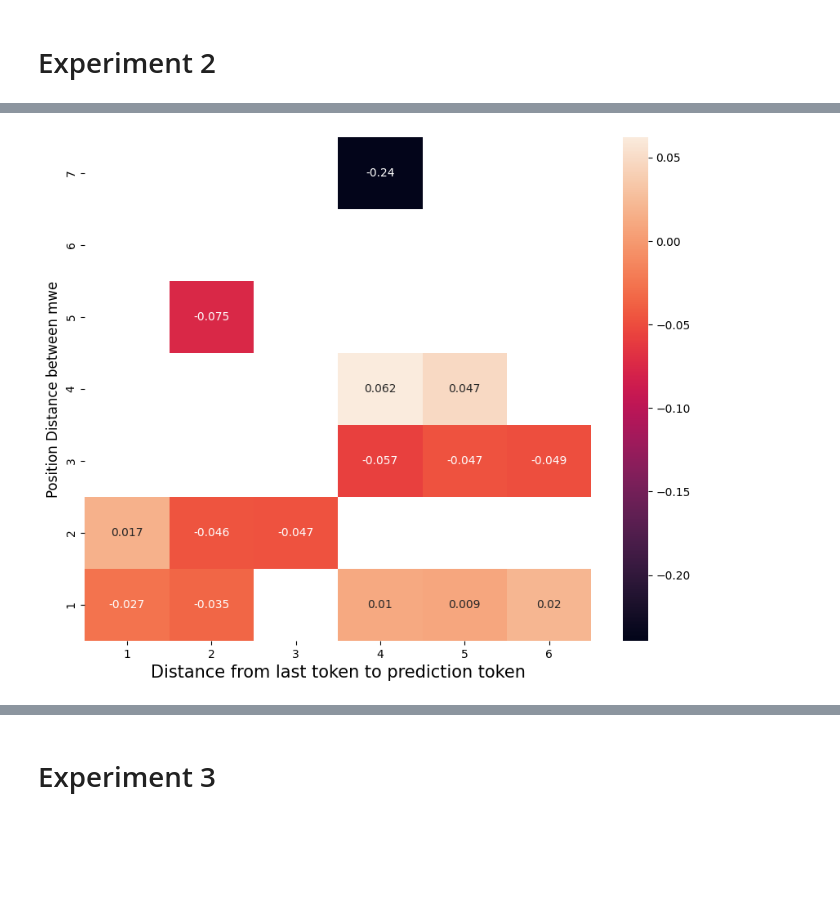
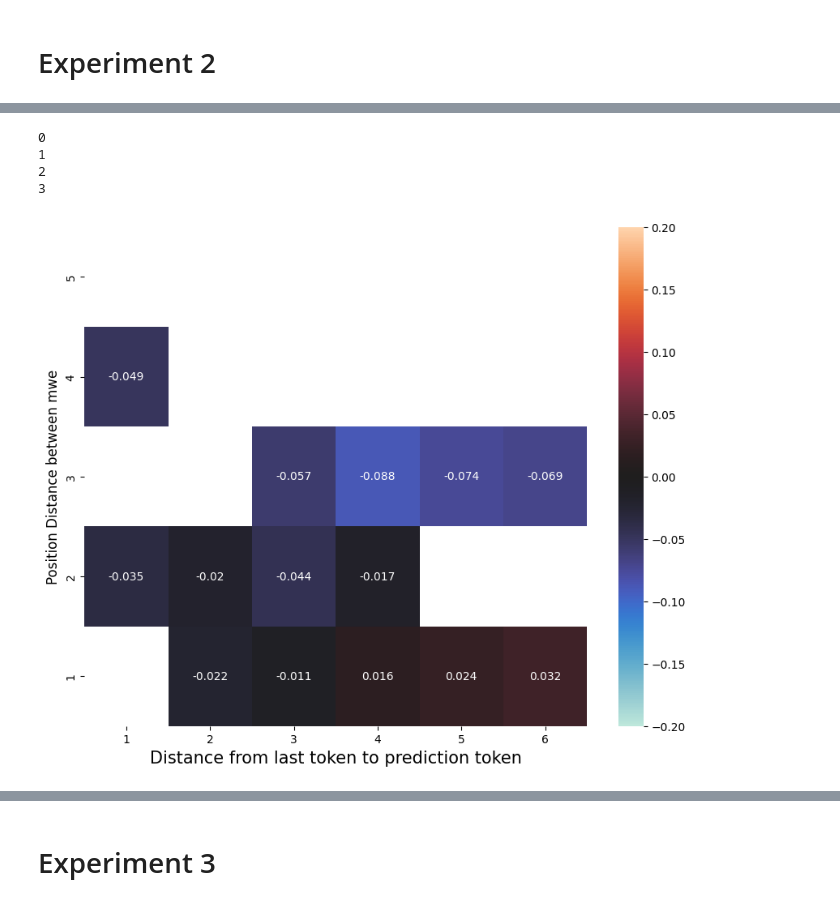
Before and after one commit to divyanshsinghvi/ShapleyInteraction4Structure, a Jupyter notebook: final/plots.ipynb, the cells around one changed output, grey strips where cells are left out. Drawn from its saved outputs; the diff is of its cells as text; code cells hidden in the pictures; blank space fills up the shorter version.

```diff
--- a/final/plots.ipynb
+++ b/final/plots.ipynb
@@ -127,0 +107,10 @@ if load_avg:
+# %%
+version = 100
+load_avg = True
+method = 1
+# %%
+
+weak_path = f'weak_mwe_gpt{version}.pkl'
+weak_df = f_df(weak_path, method).drop(columns = ['ignore'])
+weak_df = weak_df[weak_df['rem'] >= 50].copy()
+display(weak_df)
@@ -128,8 +176,12 @@ if load_avg:
 # %%
+# Remove tokens which are part of same words.
+#
 import pandas as pd
 ap = []
 for i in [0, 1, 2, 3]:
-    abc = pd.read_pickle(f'../mwe_tagger/gpt_gpt.pkl_{i}')
+    print(i)
+    abc = pd.read_pickle(f'../mwe_tagger/gpt_gpt.pkl_{i}').drop(columns = ['sentence', 'd', 'toks', 'tags', '_', '~', 'lemmas', 'tokens', 'sent',
+       'syntactic_distance_idx', 'tokens_to_map', 'token_map', 'token_map_dict', 'weak_mwe', 'strong_mwe'])
     def foo(x):
         g = {}
         for tup, val in x.items():
@@ -142,50 +194,58 @@ for i in [0, 1, 2, 3]:
     ab = abc.reset_index().rename(columns = {'index':'row_number'})
     ap.append(weak_df.merge(ab[['row_number', 'syntactic_distance_idx_mapped']], on = ['row_number']))
 
-# for i in [0, 1, 2, 3]:
-#     abc = pd.read_pickle(f'../mwe_tagger/gpt_gpt.pkl_{i}')
-#     ab = abc.reset_index().rename(columns = {'index':'row_number'})
-#     ap.append(weak_df.merge(ab[['row_number', 'syntactic_distance_idx_mapped']], on = ['row_number']))
-
 
 ap = pd.concat(ap)
 ap['syntactic_distance_idx_mapped'] = ap[['syntactic_distance_idx_mapped', 'first_token', 'second_token']].apply(lambda x : x['syntactic_distance_idx_mapped'].get((x['first_token'], x['second_token']), -100), axis=1)
+# %% [output]
+0
+1
+2
+3
 # %%
 import numpy as np
 zp = ap.copy()
+zp['ct'] = zp.groupby(['posdis', 'min_dist', 'syntactic_distance_idx_mapped'])['tensor'].transform(lambda x : x.count())
+zp = zp[zp['ct']>50]
 zp = zp[zp['syntactic_distance_idx_mapped']>0]
 zp = zp[zp['syntactic_distance_idx_mapped']<=6]
+zp['diff_syn'] = zp.groupby(['posdis', 'min_dist'])['syntactic_distance_idx_mapped'].transform(lambda x : x.min())
+zp = zp[zp['diff_syn']==1]
+# zp['diff_syn'] = zp.groupby(['posdis', 'min_dist'])['syntactic_distance_idx_mapped'].transform(lambda x : x.nunique())
+# zp = zp[zp['diff_syn']>=3]
+
+
 
 from scipy.stats import pearsonr, spearmanr
 # z = zp.groupby(['posdis', 'min_dist'])[['tensor','syntactic_distance_idx_mapped']].corr(method=lambda x, y: pearsonr(x, y)[0])
 # y = zp.groupby(['posdis', 'min_dist'])[['tensor','syntactic_distance_idx_mapped']].corr(method=lambda x, y: pearsonr(x, y)[1])
 
 z = zp.groupby(['posdis', 'min_dist'])[['tensor','syntactic_distance_idx_mapped']].corr(method=lambda x, y: spearmanr(x, y)[0])
 y = zp.groupby(['posdis', 'min_dist'])[['tensor','syntactic_distance_idx_mapped']].corr(method=lambda x, y: spearmanr(x, y)[1])
 
 
 y = y['syntactic_distance_idx_mapped'].reset_index()
 y = y[y['level_2'] == 'tensor']
 mask_apq = y[y['min_dist'].abs()<=6].drop(columns = ['level_2']).set_index([ 'posdis', 'min_dist']).unstack()
 mask_apq.columns = [x[1] for x in mask_apq.columns]
 mask_apq = mask_apq[::-1]
 mask_apq = np.where(mask_apq > 0.05, np.nan, 1)
 
 
 z = z['syntactic_distance_idx_mapped'].reset_index()
 z = z[z['level_2'] == 'tensor']
 apq = z[z['min_dist'].abs()<=6].drop(columns = ['level_2']).set_index([ 'posdis', 'min_dist']).unstack()
 apq.columns = [x[1] for x in apq.columns]
 apq = apq[::-1]
 apq = apq * mask_apq
 
 
 plt.figure(figsize=(10,8))
 
-ax = sns.heatmap(apq, annot=True)
+ax = sns.heatmap(apq, annot=True, center=0, vmin= -0.2, vmax=0.2)
 plt.xlabel('Distance from last token to prediction token', fontsize = 15) # x-axis label with fontsize 15
 plt.ylabel('Position Distance between mwe', fontsize = 12) # y-axis label with fontsize 15
 
 plt.show()
 # %% [output]
-[figure, old version]
+[figure, new version]
```
Also changed, not shown: parts of 31 cells of this notebook, 2 other files.
